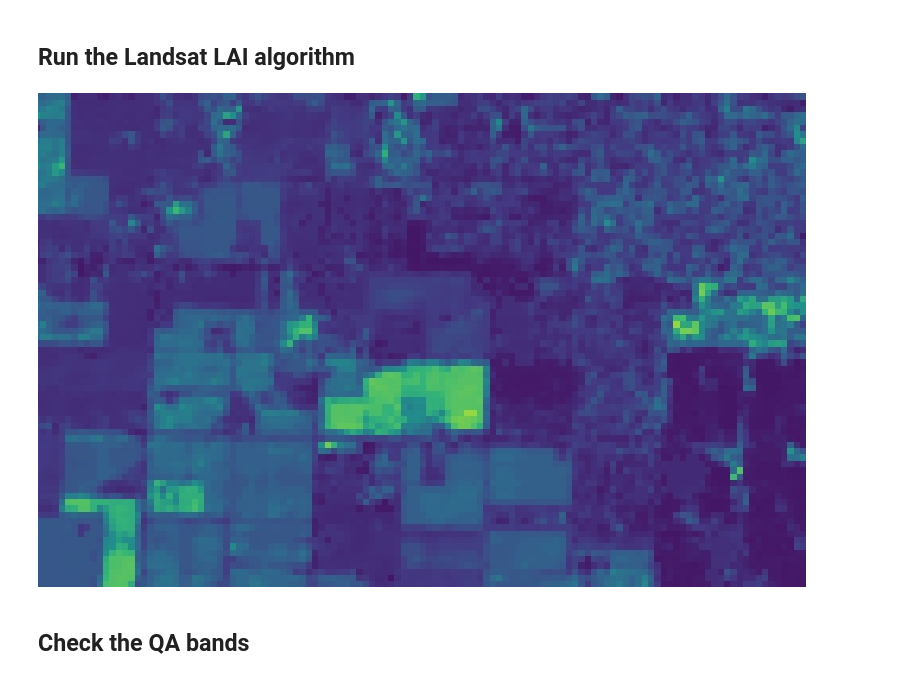
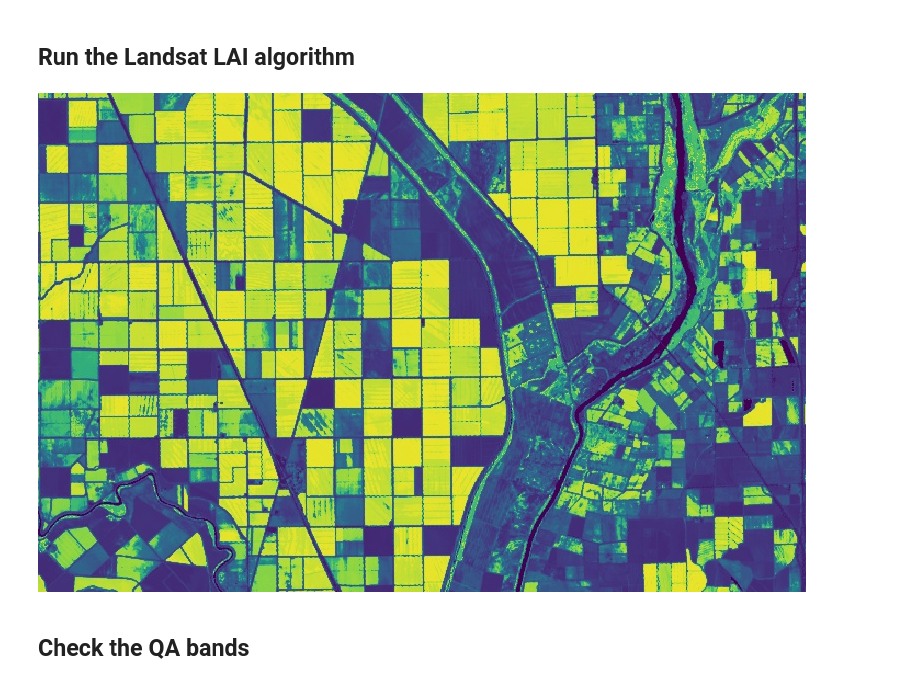
Before and after one commit to Open-ET/openet-landsat-lai, a Jupyter notebook: examples/landsat_lai_static.ipynb, the cells around one changed output. Drawn from its saved outputs; the diff is of its cells as text; code cells hidden in the pictures.

```diff
--- a/examples/landsat_lai_static.ipynb
+++ b/examples/landsat_lai_static.ipynb
@@ -12,11 +17,3 @@ ee.Initialize()
 # %%
-viridis_palette = ['#440154', '#433982', '#30678D', '#218F8B', '#36B677', '#8ED542', '#FDE725']
+viridis = ['#440154', '#433982', '#30678D', '#218F8B', '#36B677', '#8ED542', '#FDE725']
 ndvi_palette = ['EFE7E1', '003300']
-
-image_size = 768
-# %%
-landsat_id = 'LC08_042034_20180705'  # Clear
-# landsat_id = 'LC08_044033_20170716'  # pytest scene
-
-landsat_img = ee.Image(f'LANDSAT/LC08/C02/T1_L2/{landsat_id}')
-landsat_crs = landsat_img.select('SR_B3').projection().getInfo()['crs']
@@ -32 +20,9 @@ study_region = study_geom.bounds(1, 'EPSG:4326')
+# %%
+landsat_img = ee.Image(f'LANDSAT/{landsat_id[:4].upper()}/C02/T1_L2/{landsat_id.upper()}')
+
+dy = 0.06
+xy = landsat_img.geometry().centroid().getInfo()['coordinates']
+study_area = ee.Geometry.Rectangle(xy[0] - dy * 2, xy[1] - dy, xy[0] + dy * 2, xy[1] + dy)
+region = study_area.bounds(1, 'EPSG:4326')
+crs = landsat_img.select('SR_B3').projection().getInfo()['crs']
 # %%
@@ -51,7 +48,7 @@ input_bands = ee.Dictionary({
     'LANDSAT_8': ['SR_B2', 'SR_B3', 'SR_B4', 'SR_B5', 'SR_B6', 'SR_B7', 'QA_PIXEL'],
     'LANDSAT_9': ['SR_B2', 'SR_B3', 'SR_B4', 'SR_B5', 'SR_B6', 'SR_B7', 'QA_PIXEL'],
 })
-output_bands = ['blue', 'green', 'red', 'nir', 'swir1', 'swir2', 'qa']
+output_bands = ['blue', 'green', 'red', 'nir', 'swir1', 'swir2', 'qa_pixel']
 spacecraft_id = ee.String(landsat_img.get('SPACECRAFT_ID'))
 prep_img = (
     landsat_img.select(input_bands.get(spacecraft_id), output_bands)
@@ -64,13 +61,13 @@ prep_img = (
         'system:id': landsat_img.get('system:id'),
         'SPACECRAFT_ID': spacecraft_id,
         'SOLAR_AZIMUTH_ANGLE': ee.Number(landsat_img.get('SUN_AZIMUTH')),
-        'SOLAR_ZENITH_ANGLE': ee.Number(landsat_img.get('SUN_ELEVATION'))
-            .multiply(-1).add(90),
+        'SOLAR_ZENITH_ANGLE': ee.Number(landsat_img.get('SUN_ELEVATION')).multiply(-1).add(90),
     })
 )
 
-image_url = prep_img.normalizedDifference(['nir', 'red']).select(['nd'], ['ndvi']) \
-    .getThumbURL({'min': -0.1, 'max': 0.9, 'palette': ndvi_palette,
-                  'dimensions':image_size, 'region': study_region})
+image_url = (
+    prep_img.normalizedDifference(['nir', 'red']).select(['nd'], ['ndvi'])
+    .getThumbURL({'min': -0.1, 'max': 0.9, 'palette': ndvi_palette, 'dimensions':image_size, 'region': region})
+)
 Image(url=image_url, embed=True, format='png')
 # %% [output]
@@ -88,18 +77,16 @@ Image(url=image_url, embed=True, format='png')
 # %%
 # Generate the LAI image
 output_img = openet.lai.model.get_lai_image(
     prep_img, sensor=landsat_id.split('_')[0], nonveg=True,
 )
 
 image_url = (
     output_img.select(['LAI'])
-    .reproject(crs=landsat_crs, scale=30)
-    .getThumbURL({'min': 0, 'max': 4, 'palette': viridis_palette,
-                  'dimensions':image_size, 'region': study_region})
+    .getThumbURL({'min': 0, 'max': 4, 'palette': viridis, 'dimensions':image_size, 'region': region})
 )
 Image(url=image_url, embed=True, format='png')
 # %% [output]
-[figure, old version]
+[figure, new version]
 # %% [markdown]
 ## Check the QA bands
 # %%
```
Also changed, not shown: parts of 12 cells of this notebook.
